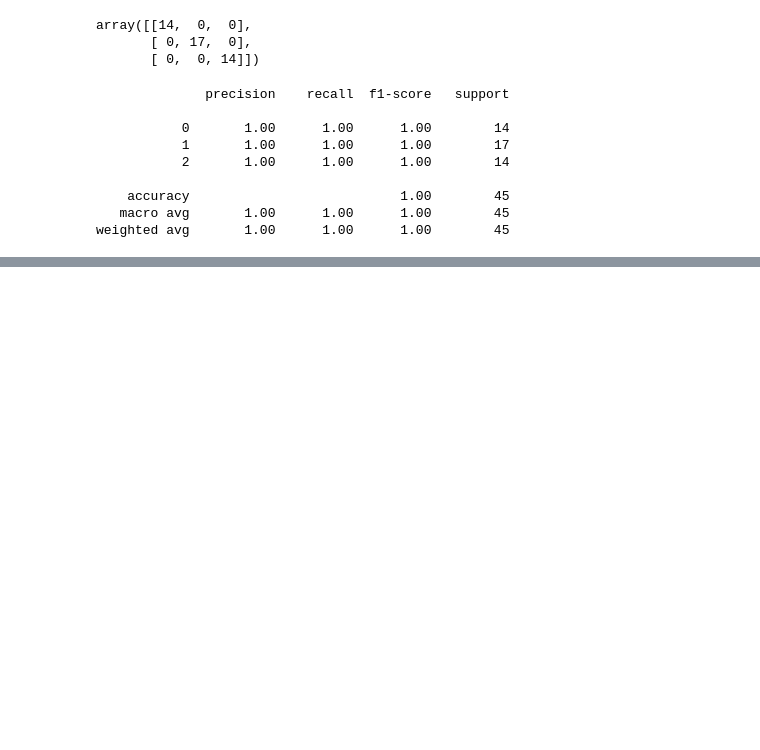
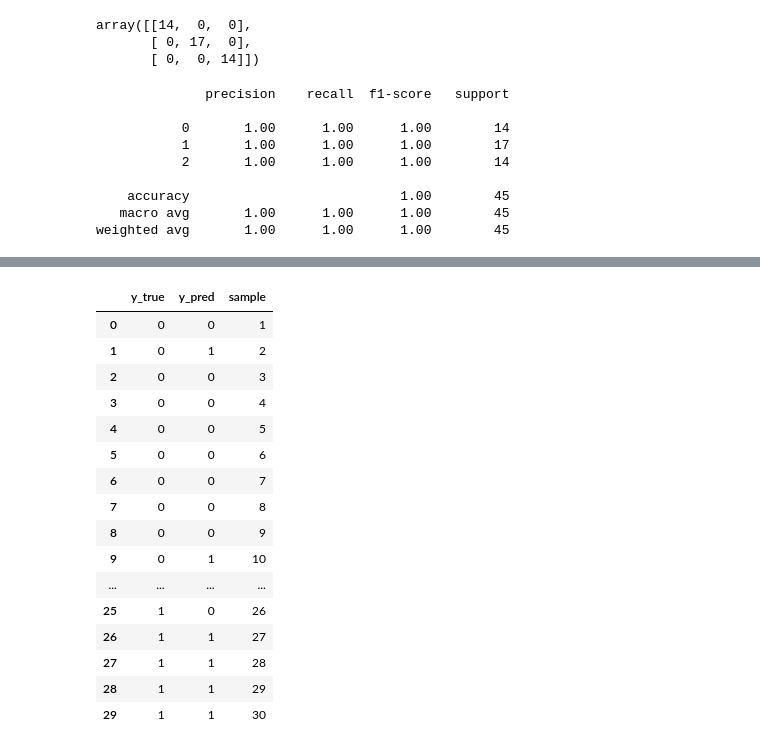
Before and after one commit to MikeRodziewicz/Udemy_ML_Bootcamp, a Jupyter notebook: scikit.ipynb, the cells around one changed output, grey strips where cells are left out. Cells and saved outputs as stored; diff of their text form; code cells hidden in the pictures; blank space fills up the shorter version.

```diff
--- a/scikit.ipynb
+++ b/scikit.ipynb
@@ -97,0 +104,3 @@ weighted avg       1.00      1.00      1.00        45
+# %%
+y_true = np.array([1, 0, 1, 1, 0, 1, 1, 0, 1, 0, 1, 1, 0, 1, 1, 0, 1, 1, 0, 1, 1, 1, 0, 1, 1, 0, 1, 1, 0, 1])
+y_pred = np.array([0, 0, 1, 1, 0, 1, 0, 0, 1, 1, 0, 1, 0, 1, 1, 0, 0, 1, 0, 1, 1, 1, 1, 1, 1, 0, 1, 1, 0, 1])
@@ -97,0 +113,3 @@ weighted avg       1.00      1.00      1.00        45
+# %%
+results = pd.DataFrame({'y_true': y_true, 'y_pred': y_pred})
+results
@@ -97,0 +134,23 @@ weighted avg       1.00      1.00      1.00        45
+# %%
+results = results.sort_values(by='y_true')
+results = results.reset_index(drop=True)
+results['sample'] = results.index + 1
+results
+# %% [output]
+|  | y_true | y_pred | sample |
+| 0 | 0 | 0 | 1 |
+| 1 | 0 | 1 | 2 |
+| 2 | 0 | 0 | 3 |
+| 3 | 0 | 0 | 4 |
+| 4 | 0 | 0 | 5 |
+| 5 | 0 | 0 | 6 |
+| 6 | 0 | 0 | 7 |
+| 7 | 0 | 0 | 8 |
+| 8 | 0 | 0 | 9 |
+| 9 | 0 | 1 | 10 |
+| ... | ... | ... | ... |
+| 25 | 1 | 0 | 26 |
+| 26 | 1 | 1 | 27 |
+| 27 | 1 | 1 | 28 |
+| 28 | 1 | 1 | 29 |
+| 29 | 1 | 1 | 30 |
```
Also changed, not shown: parts of 4 cells of this notebook.
